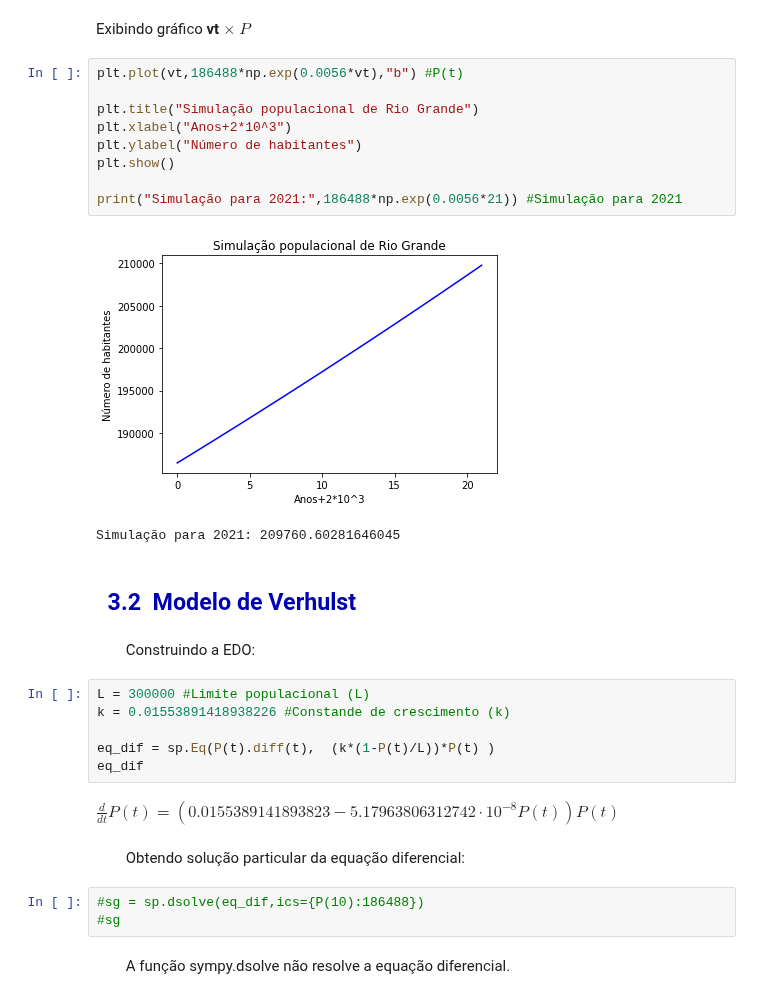
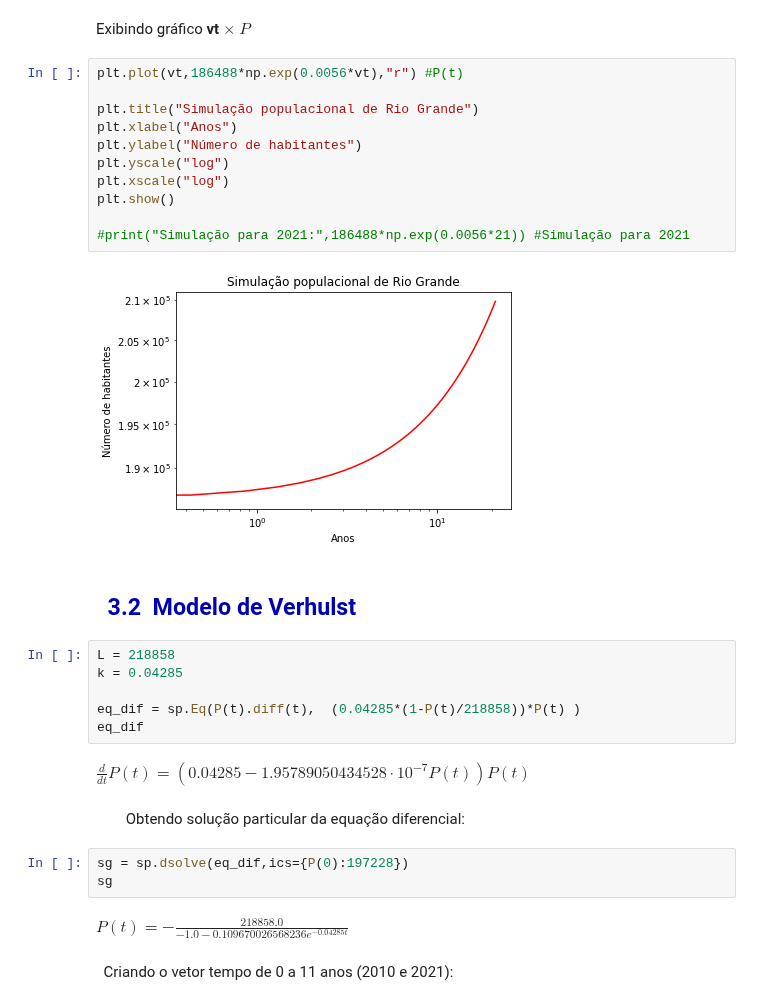
Before and after one commit to LaboratorioIPythonFURG/Modelo-Populacional-Malthus, a Jupyter notebook: Jupyter/3_sympy.ipynb, the cells around one changed output. Cells and saved outputs as stored; diff of their text form.

```diff
--- a/Jupyter/3_sympy.ipynb
+++ b/Jupyter/3_sympy.ipynb
@@ -47,33 +47,34 @@ $\displaystyle P{\left(t \right)} = 186488 e^{0.0056 t}$
 # %% [markdown]
 Exibindo gráfico <b>vt</b> $\times$ <b>$P$</b>
 # %%
-plt.plot(vt,186488*np.exp(0.0056*vt),"b") #P(t)
+plt.plot(vt,186488*np.exp(0.0056*vt),"r") #P(t)
 
 plt.title("Simulação populacional de Rio Grande")
-plt.xlabel("Anos+2*10^3")
+plt.xlabel("Anos")
 plt.ylabel("Número de habitantes")
+plt.yscale("log")
+plt.xscale("log")
 plt.show()
 
-print("Simulação para 2021:",186488*np.exp(0.0056*21)) #Simulação para 2021
+#print("Simulação para 2021:",186488*np.exp(0.0056*21)) #Simulação para 2021
 # %% [output]
-[figure, old version]
+[figure, new version]
-Simulação para 2021: 209760.60281646045
 # %% [markdown]
 <h2 style='color:#0000b7' >&nbsp; 3.2 &nbsp;Modelo de Verhulst</h2>
-# %% [markdown]
-&nbsp; &nbsp; &nbsp; &nbsp; Construindo a EDO:
 # %%
-L = 300000 #Limite populacional (L)
-k = 0.01553891418938226 #Constande de crescimento (k)
+L = 218858
+k = 0.04285
 
-eq_dif = sp.Eq(P(t).diff(t),  (k*(1-P(t)/L))*P(t) )
+eq_dif = sp.Eq(P(t).diff(t),  (0.04285*(1-P(t)/218858))*P(t) )
 eq_dif
 # %% [output]
-$\displaystyle \frac{d}{d t} P{\left(t \right)} = \left(0.0155389141893823 - 5.17963806312742 \cdot 10^{-8} P{\left(t \right)}\right) P{\left(t \right)}$
+$\displaystyle \frac{d}{d t} P{\left(t \right)} = \left(0.04285 - 1.95789050434528 \cdot 10^{-7} P{\left(t \right)}\right) P{\left(t \right)}$
 # %% [markdown]
 &nbsp; &nbsp; &nbsp; &nbsp;  Obtendo solução particular da equação diferencial:
 # %%
-#sg = sp.dsolve(eq_dif,ics={P(10):186488})
-#sg
+sg = sp.dsolve(eq_dif,ics={P(0):197228})
+sg
+# %% [output]
+$\displaystyle P{\left(t \right)} = - \frac{218858.0}{-1.0 - 0.109670026568236 e^{- 0.04285 t}}$
-# %% [markdown]
-&nbsp; &nbsp; &nbsp; &nbsp;   A função sympy.dsolve não resolve a equação diferencial.
+# %% [markdown]
+&nbsp; Criando o vetor tempo de 0 a 11 anos (2010 e 2021):
```
Also changed, not shown: parts of 6 cells of this notebook.
